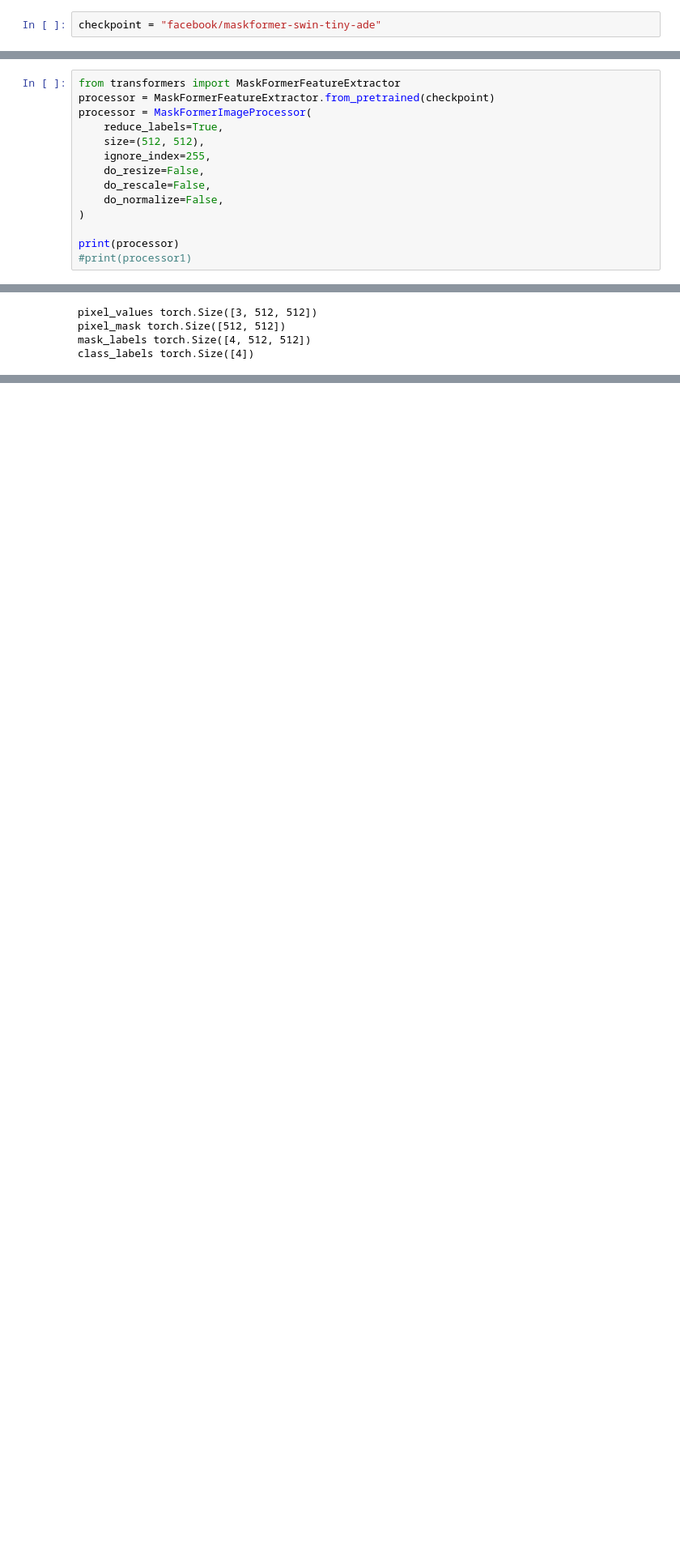
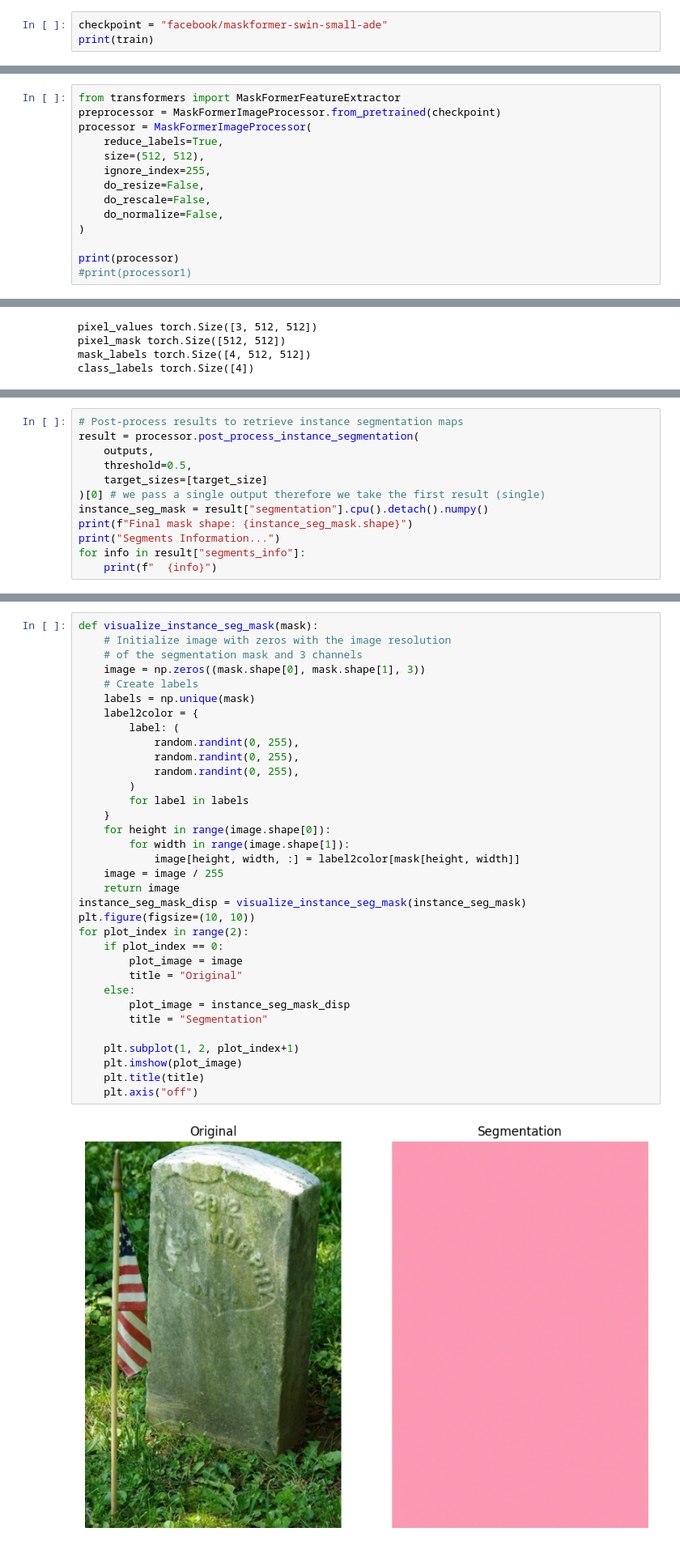
Before and after one commit to siddharth3444/detect_window, a Jupyter notebook: Model_Training_loop.ipynb, the cells around one changed output, grey strips where cells are left out. Shown at 81% size. Cells and saved outputs as stored; diff of their text form; blank space fills up the shorter version.

```diff
--- a/Model_Training_loop.ipynb
+++ b/Model_Training_loop.ipynb
@@ -53,2 +48,3 @@ test = load_dataset("scene_parse_150", "instance_segmentation", split="test[:5]"
 # %%
-checkpoint = "facebook/maskformer-swin-tiny-ade"
+checkpoint = "facebook/maskformer-swin-small-ade"
+print(train)
@@ -78,6 +79,6 @@ for plot_index in range(3):
 # %%
 from transformers import MaskFormerFeatureExtractor
-processor = MaskFormerFeatureExtractor.from_pretrained(checkpoint)
+preprocessor = MaskFormerImageProcessor.from_pretrained(checkpoint)
 processor = MaskFormerImageProcessor(
     reduce_labels=True,
     size=(512, 512),
@@ -347,0 +395,12 @@ preprocessor.save_pretrained("/content/models")
+# %%
+# Post-process results to retrieve instance segmentation maps
+result = processor.post_process_instance_segmentation(
+    outputs,
+    threshold=0.5,
+    target_sizes=[target_size]
+)[0] # we pass a single output therefore we take the first result (single)
+instance_seg_mask = result["segmentation"].cpu().detach().numpy()
+print(f"Final mask shape: {instance_seg_mask.shape}")
+print("Segments Information...")
+for info in result["segments_info"]:
+    print(f"  {info}")
@@ -347,0 +410,36 @@ preprocessor.save_pretrained("/content/models")
+# %%
+def visualize_instance_seg_mask(mask):
+    # Initialize image with zeros with the image resolution
+    # of the segmentation mask and 3 channels
+    image = np.zeros((mask.shape[0], mask.shape[1], 3))
+    # Create labels
+    labels = np.unique(mask)
+    label2color = {
+        label: (
+            random.randint(0, 255),
+            random.randint(0, 255),
+            random.randint(0, 255),
+        )
+        for label in labels
+    }
+    for height in range(image.shape[0]):
+        for width in range(image.shape[1]):
+            image[height, width, :] = label2color[mask[height, width]]
+    image = image / 255
+    return image
+instance_seg_mask_disp = visualize_instance_seg_mask(instance_seg_mask)
+plt.figure(figsize=(10, 10))
+for plot_index in range(2):
+    if plot_index == 0:
+        plot_image = image
+        title = "Original"
+    else:
+        plot_image = instance_seg_mask_disp
+        title = "Segmentation"
+
+    plt.subplot(1, 2, plot_index+1)
+    plt.imshow(plot_image)
+    plt.title(title)
+    plt.axis("off")
+# %% [output]
+[figure, added]
```
Also changed, not shown: parts of 15 cells of this notebook.
